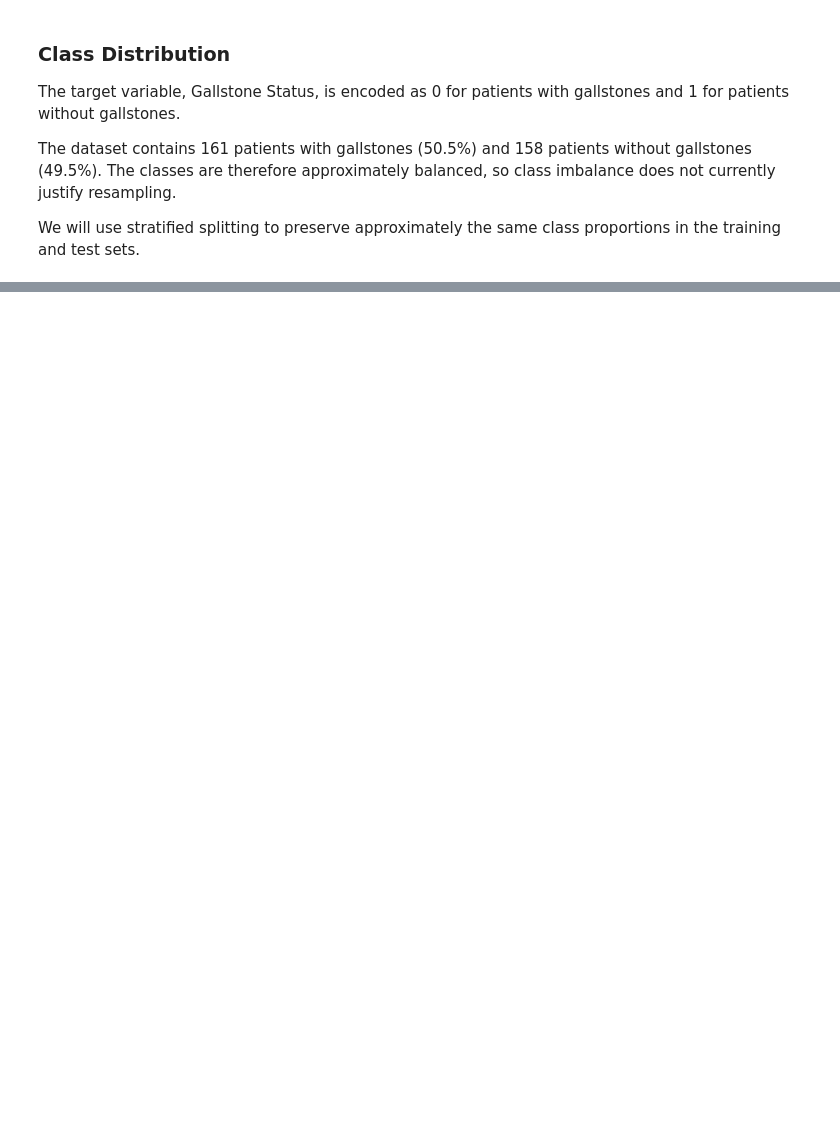
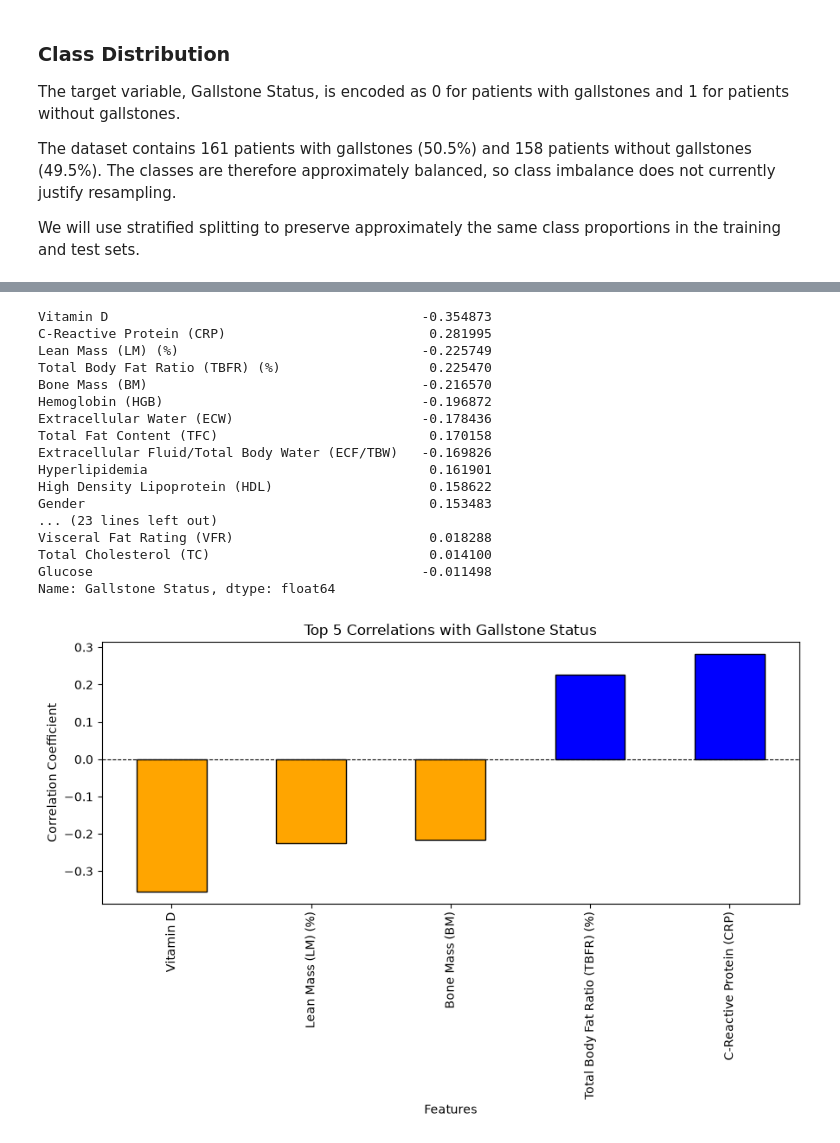
Before and after one commit to magfor02/DAT540, a Jupyter notebook: code.ipynb, the cells around one changed output, grey strips where cells are left out. Saved outputs shown, nothing was run; the diff lists cells and outputs as text; code cells hidden in the pictures; blank space fills up the shorter version.

```diff
--- a/code.ipynb
+++ b/code.ipynb
@@ -368,0 +222,46 @@ SE LITT MER PÅ DETTE
+# %%
+# Correlation with Gallstone Status
+corr_gallstone = df.corr(numeric_only=True)["Gallstone Status"]
+#Drops the Gallstone status column; as this will always equal 1
+corr_gallstone = corr_gallstone.drop("Gallstone Status")
+#Sort the correlations in descending order
+corr_gallstone = corr_gallstone.reindex(
+    corr_gallstone.abs().sort_values(ascending=False).index
+)
+#Displays the correlations with Gallstone Status
+display(corr_gallstone)
+
+#Plot top 5 correlations with Gallstone Status
+top_5_corr = corr_gallstone.head(5).sort_values()
+fig, ax = plt.subplots(figsize=(9, 6))
+colors = ["orange" if x < 0 else "blue" for x in top_5_corr]
+
+bars = top_5_corr.plot(kind="bar", ax=ax, color=colors, edgecolor="black")
+#labels
+ax.set_title("Top 5 Correlations with Gallstone Status")
+ax.set_xlabel("Features")
+ax.set_ylabel("Correlation Coefficient")
+# Add zero reference line for y axis
+ax.axhline(0, color="black", linewidth=0.8, linestyle="--")
+
+plt.tight_layout()
+plt.show()
+# %% [output]
+Vitamin D                                        -0.354873
+C-Reactive Protein (CRP)                          0.281995
+Lean Mass (LM) (%)                               -0.225749
+Total Body Fat Ratio (TBFR) (%)                   0.225470
+Bone Mass (BM)                                   -0.216570
+Hemoglobin (HGB)                                 -0.196872
+Extracellular Water (ECW)                        -0.178436
+Total Fat Content (TFC)                           0.170158
+Extracellular Fluid/Total Body Water (ECF/TBW)   -0.169826
+Hyperlipidemia                                    0.161901
+High Density Lipoprotein (HDL)                    0.158622
+Gender                                            0.153483
+... (23 lines left out)
+Visceral Fat Rating (VFR)                         0.018288
+Total Cholesterol (TC)                            0.014100
+Glucose                                          -0.011498
+Name: Gallstone Status, dtype: float64
+[figure, added]
```
Also changed, not shown: parts of 63 cells of this notebook.
